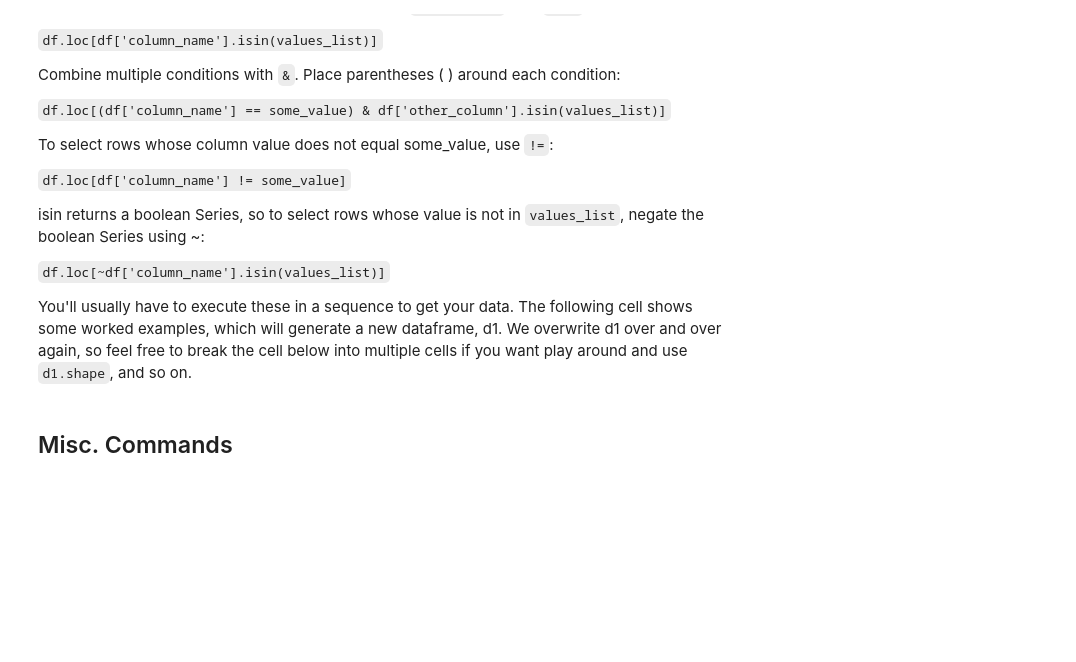
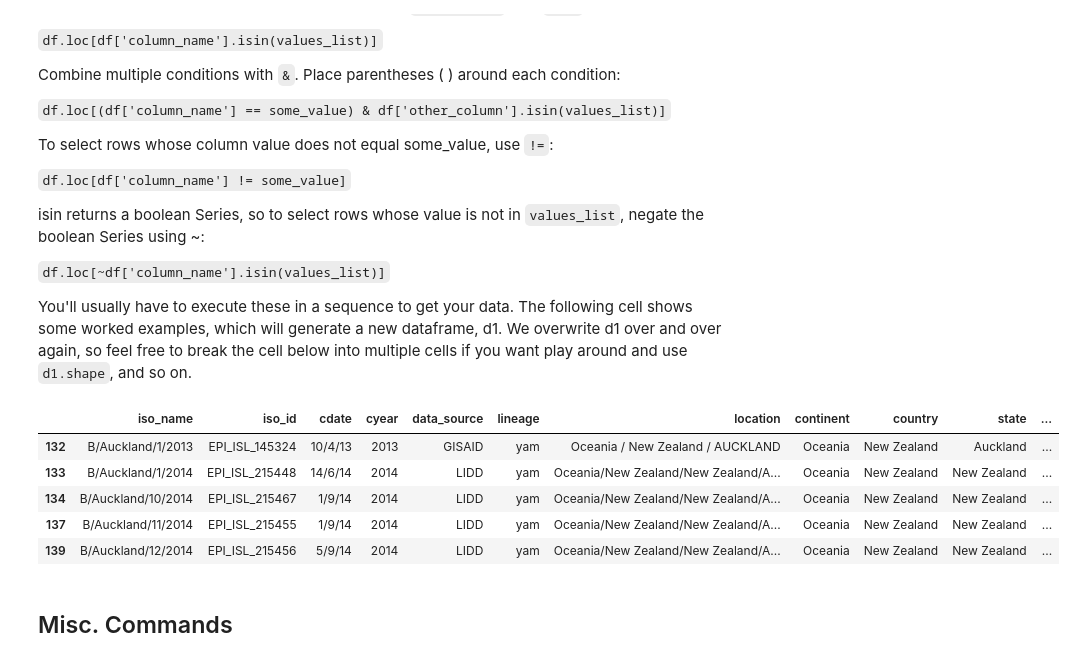
Before and after one commit to vjlab/resources, a Jupyter notebook: content/Tutorial - Pandas.ipynb, the cells around one changed output. Saved outputs shown, nothing was run; the diff lists cells and outputs as text; code cells hidden in the pictures; blank space fills up the shorter version.

Commit message:
Update
Added active run examples, some edits

```diff
--- a/content/Tutorial - Pandas.ipynb
+++ b/content/Tutorial - Pandas.ipynb
@@ -18,10 +18,10 @@ import pandas as pd
 
 # I usually define the working directory here,
 # so I don't have to type this long name over and over again
-path0 = '/users/dten0001/Documents/data/proj_yam_local/'
+path0 = '/users/dten0001/Google Drive/data_archive/FluB/'
 # %%
 # Read the csv into a pandas dataframe:
-d0 = pd.read_csv(path0+"pd_example.csv")
+d0 = pd.read_csv(path0+"master_3942_yam.csv")
 # %% [markdown]
 ## Viewing your Data
 The following is a bunch of frequently used commands to explore the data.
@@ -76,17 +152,25 @@ You'll usually have to execute these in a sequence to get your data. The followi
 # %%
 # Select only the records from GISAID, and assign it to another dataframe, called d1
 d1 = d0.loc[d0["data_source"] == "GISAID"]
 
 # Select only records from Australia, New Zealand, and Singapore
 countries = ["Australia", "New Zealand", "Singapore"]
 d1 = d0.loc[d0["country"].isin(countries)]
 
 # Select by multiple conditions: say, records from Australia, NZ and SG, from 2012 to 2014
 # Currently, all data in d0 are strings.
 # We want to convert the collection year column, cyear, to a number (integer):
 pd.to_numeric(d0["cyear"])
 
-d1 = d0.loc[(d0["country"].isin(countries)) & (d0["cyear"] =< 2014) & (d0["cyear"] >= 2012)]
+d1 = d0.loc[(d0["country"].isin(countries)) & (d0["cyear"] <= 2014) & (d0["cyear"] >= 2012)]
+d1.head()
+# %% [output]
+|  | iso_name | iso_id | cdate | cyear | data_source | lineage | location | continent | country | state | ... |
+| 132 | B/Auckland/1/2013 | EPI_ISL_145324 | 10/4/13 | 2013 | GISAID | yam | Oceania / New Zealand / AUCKLAND | Oceania | New Zealand | Auckland | ... |
+| 133 | B/Auckland/1/2014 | EPI_ISL_215448 | 14/6/14 | 2014 | LIDD | yam | Oceania/New Zealand/New Zealand/A... | Oceania | New Zealand | New Zealand | ... |
+| 134 | B/Auckland/10/2014 | EPI_ISL_215467 | 1/9/14 | 2014 | LIDD | yam | Oceania/New Zealand/New Zealand/A... | Oceania | New Zealand | New Zealand | ... |
+| 137 | B/Auckland/11/2014 | EPI_ISL_215455 | 1/9/14 | 2014 | LIDD | yam | Oceania/New Zealand/New Zealand/A... | Oceania | New Zealand | New Zealand | ... |
+| 139 | B/Auckland/12/2014 | EPI_ISL_215456 | 5/9/14 | 2014 | LIDD | yam | Oceania/New Zealand/New Zealand/A... | Oceania | New Zealand | New Zealand | ... |
 # %% [markdown]
 ## Misc. Commands
 # %%
```
Also changed, not shown: parts of 10 cells of this notebook.
